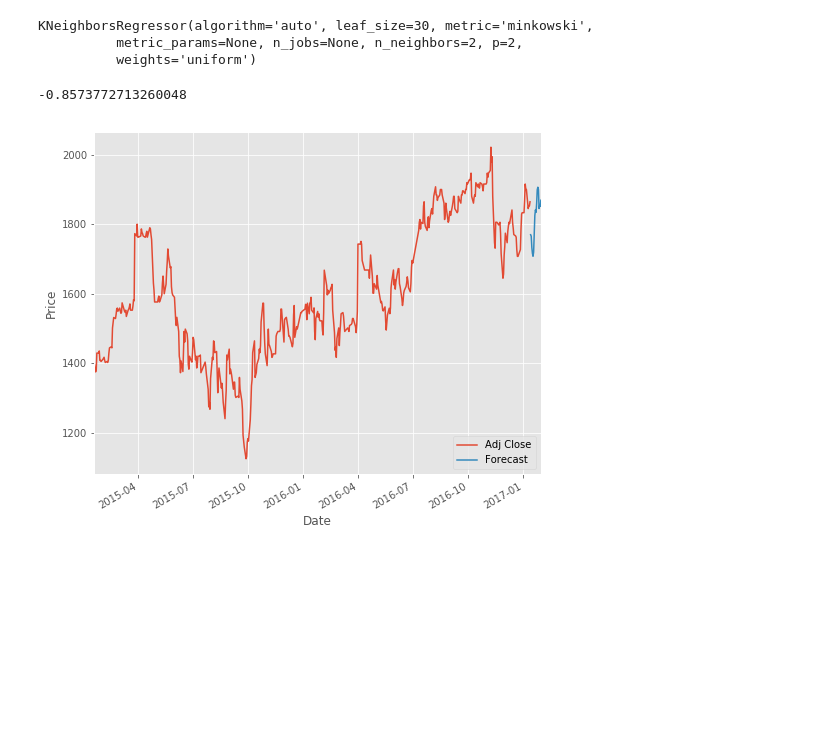
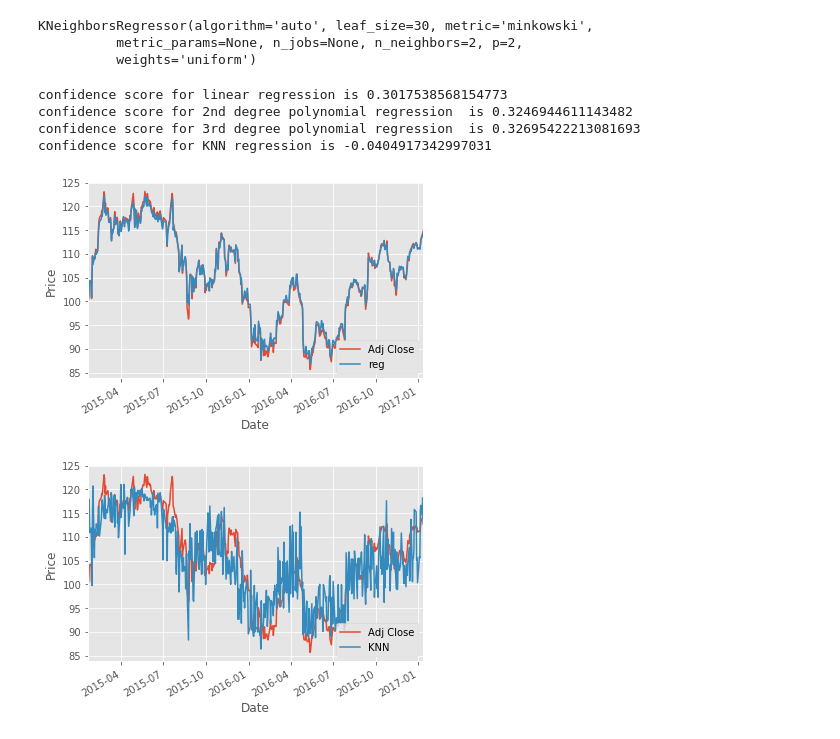
Before and after one commit to gkuwanto/AAPL_Regression, a Jupyter notebook: Stock.ipynb, the cells around one changed output. Saved outputs shown, nothing was run; the diff lists cells and outputs as text; code cells hidden in the pictures; blank space fills up the shorter version.

Commit message:
Changed to AAPL Stock and added visualization of the prediction

```diff
--- a/Stock.ipynb
+++ b/Stock.ipynb
@@ -1,14 +1,22 @@
 # %%
 import pandas as pd
 import datetime
+import math
+import numpy as np
 import pandas_datareader.data as web
 from pandas import Series, DataFrame
+from sklearn import preprocessing
+from sklearn.linear_model import LinearRegression
+from sklearn.neighbors import KNeighborsRegressor
+from sklearn.linear_model import Ridge
+from sklearn.preprocessing import PolynomialFeatures
+from sklearn.pipeline import make_pipeline
 
 
 start = datetime.datetime(2010, 1, 1)
 end = datetime.datetime(2017, 1, 11)
 
-df = web.DataReader("BBRI.JK", 'yahoo', start, end)
+df = web.DataReader("AAPL", 'yahoo', start, end)
 df.tail()
 # %% [output]
 |  | High | Low | Open | Close | Volume | Adj Close |
@@ -104,27 +105,36 @@ confidencereg = clfreg.score(X_test, y_test)
 confidencepoly2 = clfpoly2.score(X_test,y_test)
 confidencepoly3 = clfpoly3.score(X_test,y_test)
 confidenceknn = clfknn.score(X_test, y_test)
-# %%
-confidencepoly3
-# %% [output]
--0.8573772713260048
-# %%
-forecast_set = clfreg.predict(X_lately)
-dfreg['Forecast'] = np.nan
+# %%
+print(f'confidence score for linear regression is {confidencereg}')
+print(f'confidence score for 2nd degree polynomial regression  is {confidencepoly2}')
+print(f'confidence score for 3rd degree polynomial regression  is {confidencepoly3}')
+print(f'confidence score for KNN regression is {confidenceknn}')
+# %% [output]
+confidence score for linear regression is 0.3017538568154773
+confidence score for 2nd degree polynomial regression  is 0.3246944611143482
+confidence score for 3rd degree polynomial regression  is 0.32695422213081693
+confidence score for KNN regression is -0.0404917342997031
+# %%
+dfreg['KNN'] = clfknn.predict(np.concatenate((X_train,X_test, X_lately)))
+dfreg['reg'] = clfreg.predict(np.concatenate((X_train,X_test, X_lately)))
+dfreg['poly2'] = clfpoly2.predict(np.concatenate((X_train,X_test, X_lately)))
+dfreg['poly3'] = clfpoly3.predict(np.concatenate((X_train,X_test, X_lately)))
 # %%
-last_date = dfreg.iloc[-1].name
-last_unix = last_date
-next_unix = last_unix + datetime.timedelta(days=1)
-
-for i in forecast_set:
-    next_date = next_unix
-    next_unix += datetime.timedelta(days=1)
-    dfreg.loc[next_date] = [np.nan for _ in range(len(dfreg.columns)-1)]+[i]
 dfreg['Adj Close'].tail(500).plot()
-dfreg['Forecast'].tail(500).plot()
+dfreg['reg'].tail(500).plot()
 plt.legend(loc=4)
 plt.xlabel('Date')
 plt.ylabel('Price')
 plt.show()
 # %% [output]
-[figure, old version]
+[figure, new version]
+# %%
+dfreg['Adj Close'].tail(500).plot()
+dfreg['KNN'].tail(500).plot()
+plt.legend(loc=4)
+plt.xlabel('Date')
+plt.ylabel('Price')
+plt.show()
+# %% [output]
+[figure, added]
```
Also changed, not shown: parts of 6 cells of this notebook.
